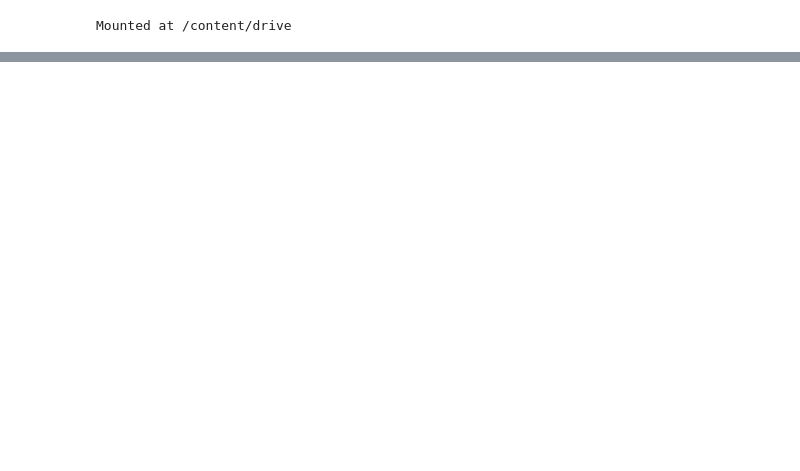
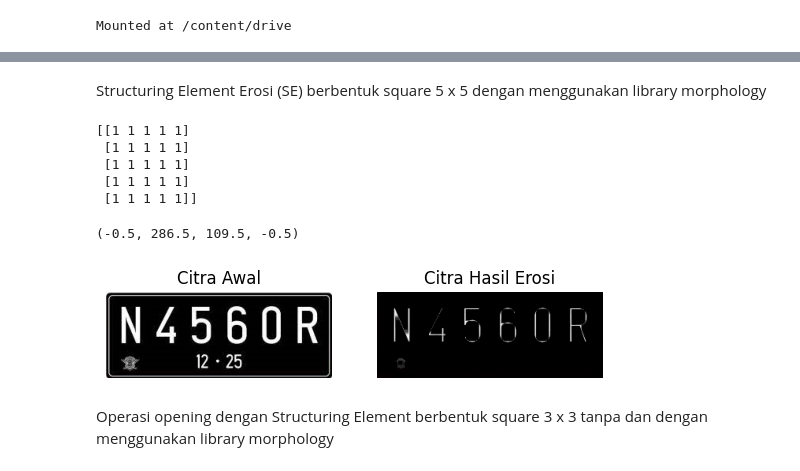
Before and after one commit to KrysnaRachmatR/PCVK_GANJIL_2023, a Jupyter notebook: Week9.ipynb, the cells around one changed output, grey strips where cells are left out. Drawn from its saved outputs; the diff is of its cells as text; code cells hidden in the pictures; blank space fills up the shorter version.

```diff
--- a/Week9.ipynb
+++ b/Week9.ipynb
@@ -572,0 +134,30 @@ NameError: ignored
+# %% [markdown]
+ Structuring Element
+Erosi (SE) berbentuk square 5 x 5 dengan menggunakan library morphology
+# %%
+# Penampilan Citra Erosi dengan library morphology
+
+image_erosi_b = cv2.imread('/content/drive/MyDrive/img/plat_nomer.jpg')
+
+kernel = np.ones((5,5), np.uint16)
+erosi = cv2.erode(image_erosi_b, kernel, iterations = 1)
+print(kernel)
+
+plt.subplot(121), plt.imshow(image_erosi_b)
+plt.title('Citra Awal')
+plt.axis('off')
+
+plt.subplot(122), plt.imshow(erosi)
+plt.title('Citra Hasil Erosi')
+plt.axis('off')
+# %% [output]
+[[1 1 1 1 1]
+ [1 1 1 1 1]
+ [1 1 1 1 1]
+ [1 1 1 1 1]
+ [1 1 1 1 1]]
+(-0.5, 286.5, 109.5, -0.5)
+[figure, added]
+# %% [markdown]
+Operasi opening dengan Structuring Element
+berbentuk square 3 x 3 tanpa dan dengan menggunakan library morphology
```
Also changed, not shown: parts of 81 cells of this notebook.
